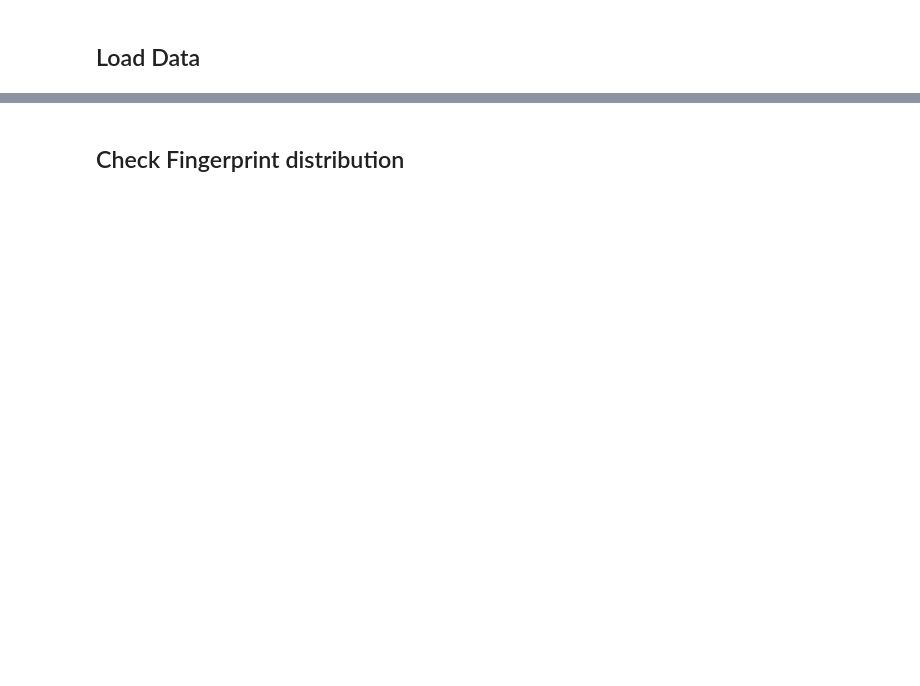
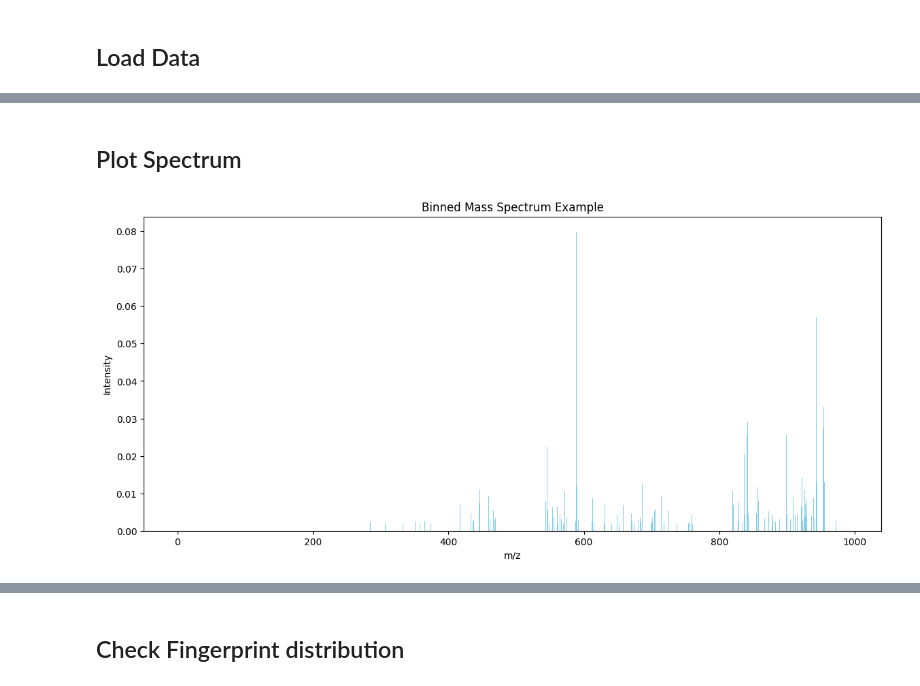
Before and after one commit to wwelvaer/thesis, a Jupyter notebook: GNPS/lightning_test.ipynb, the cells around one changed output, grey strips where cells are left out. Cells and saved outputs as stored; diff of their text form; code cells hidden in the pictures; blank space fills up the shorter version.

```diff
--- a/lightning_test.ipynb
+++ b/GNPS/lightning_test.ipynb
@@ -19,3 +19,20 @@ batch_size = 128
 
 data = datamodule.GNPSDataModule("GNPS.h5t", batch_size)
 data.setup(0)
+# %%
+def bin_spectrum(mzs, intensities):
+    return (
+        np.histogram(mzs, np.arange(10, 1_000 + 1e-8, 1), weights=intensities)[0]
+    )
+
+
+def sample_processor(f, sample):
+    return {
+        "fingerprint" : sample['0/fingerprint'],
+        "spectrum" : bin_spectrum(sample['0/mzs'], sample['0/intensities']),
+    }
+
+data = h5torch.Dataset(
+    "GNPS.h5t",
+    sample_processor=sample_processor,
+)
@@ -21,0 +60,17 @@ data.setup(0)
+# %% [markdown]
+## Plot Spectrum
+# %%
+#torch.set_printoptions(profile="full")
+#spectrum = next(iter(data.train_dataloader()))['spectrum'][1]
+spectrum = next(iter(data))['spectrum']
+
+# Plotting the spectrum as a bar plot
+plt.figure(figsize=(14, 6))
+plt.bar(range(len(spectrum)), list(spectrum), color='skyblue')
+plt.xlabel('m/z')
+plt.ylabel('Intensity')
+#plt.ylim(0, 0.6)
+plt.title('Binned Mass Spectrum Example')
+plt.show()
+# %% [output]
+[figure, added]
```
Also changed, not shown: parts of 3 cells of this notebook, 4 other files.
